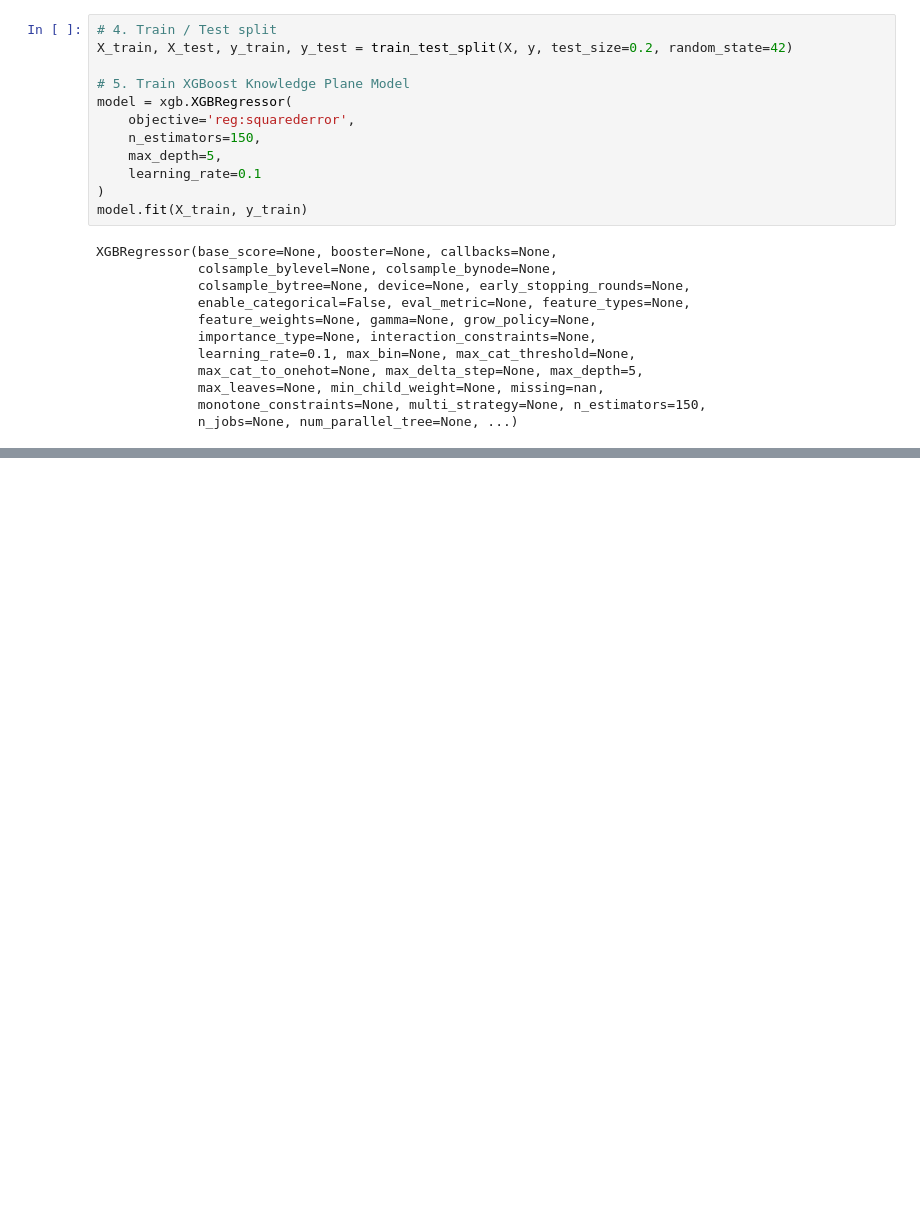
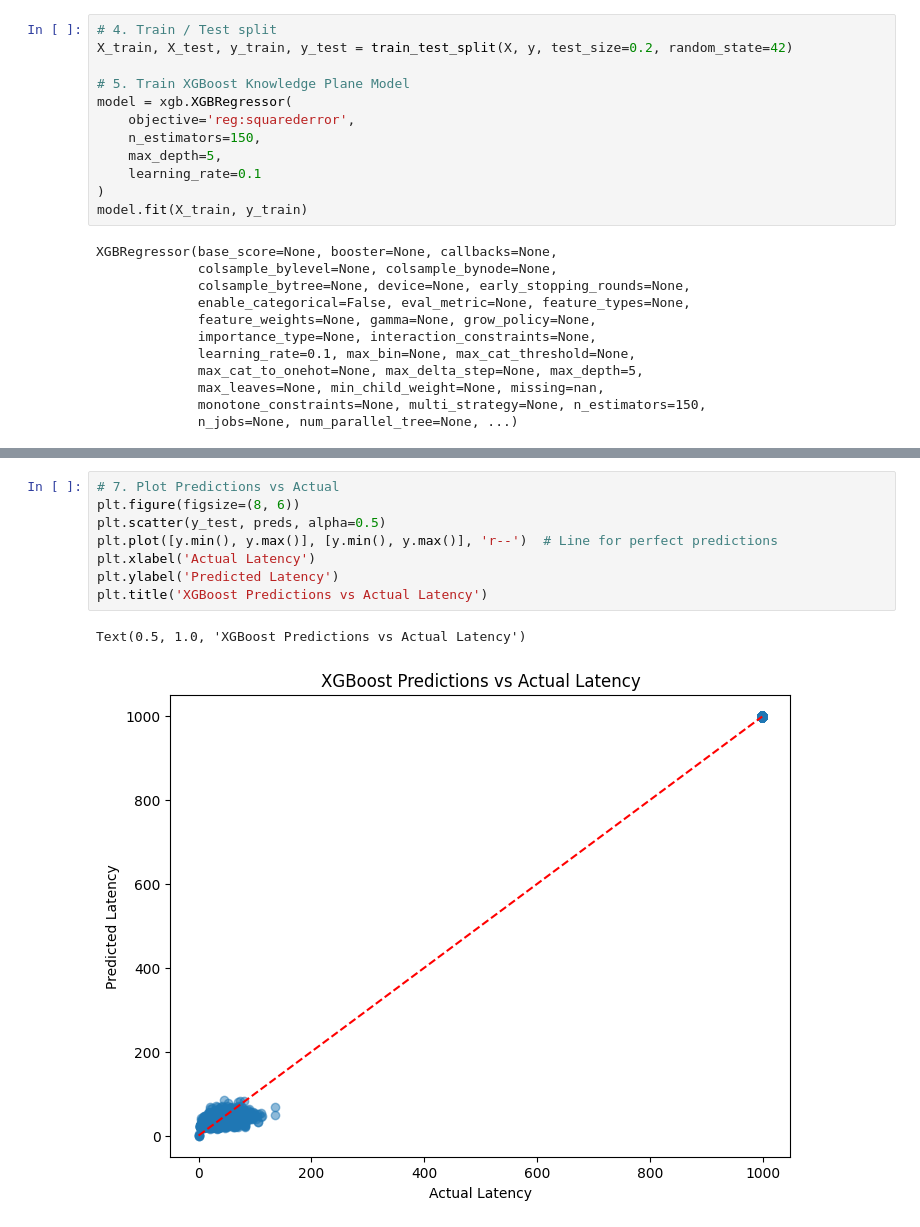
Before and after one commit to kalembasi/traffic-aware-vnf-placement-KDN, a Jupyter notebook: notebooks/train_xgboost.ipynb, the cells around one changed output, grey strips where cells are left out. Saved outputs shown, nothing was run; the diff lists cells and outputs as text; blank space fills up the shorter version.

Commit message:
visualize xgb preds

```diff
--- a/notebooks/train_xgboost.ipynb
+++ b/notebooks/train_xgboost.ipynb
@@ -104 +105,12 @@ Model Evaluation -> Test RMSE: 14.35
+# %%
+# 7. Plot Predictions vs Actual
+plt.figure(figsize=(8, 6))
+plt.scatter(y_test, preds, alpha=0.5)
+plt.plot([y.min(), y.max()], [y.min(), y.max()], 'r--')  # Line for perfect predictions
+plt.xlabel('Actual Latency')
+plt.ylabel('Predicted Latency')
+plt.title('XGBoost Predictions vs Actual Latency')
+# %% [output]
+Text(0.5, 1.0, 'XGBoost Predictions vs Actual Latency')
+[figure, added]
 # %%
```
Also changed, not shown: parts of 5 cells of this notebook, 4 other files.
